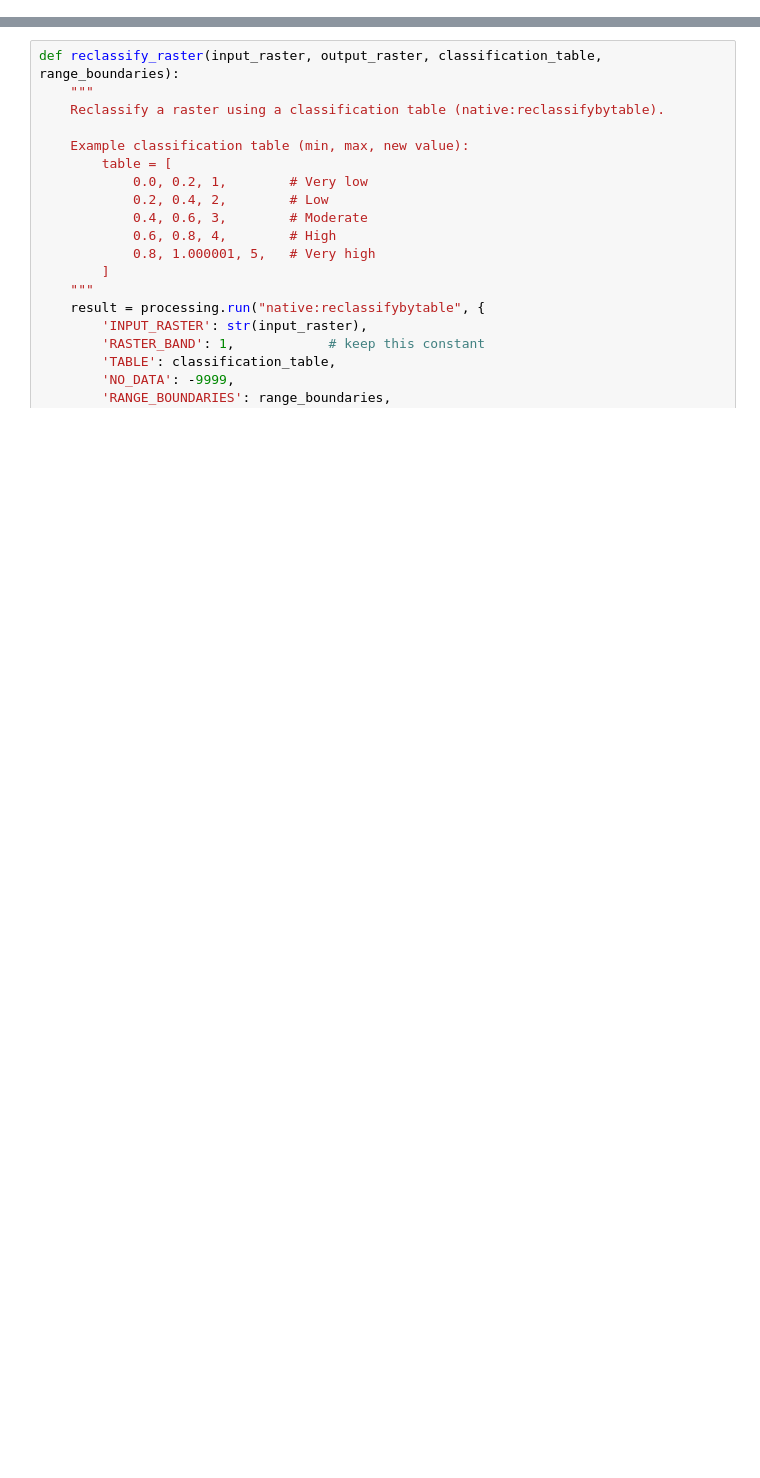
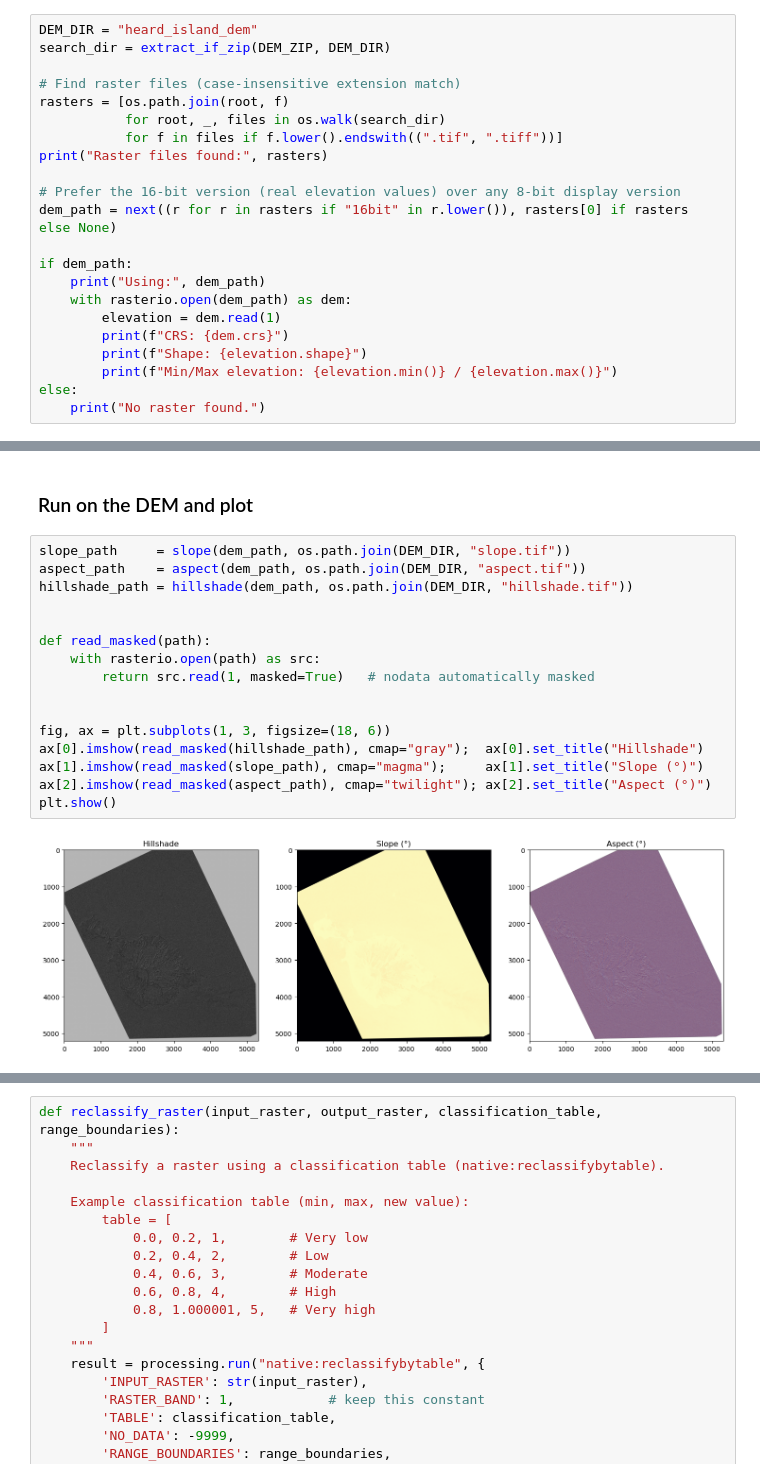
Before and after one commit to University-of-Tasmania-GPSS/AT3_Group2_2026, a Jupyter notebook: 03_Geology_Analysis.ipynb, the cells around one changed output, grey strips where cells are left out. Saved outputs shown, nothing was run; the diff lists cells and outputs as text; blank space fills up the shorter version.

```diff
--- a/03_Geology_Analysis.ipynb
+++ b/03_Geology_Analysis.ipynb
@@ -211,0 +119,22 @@ Reclassify rasters
+# %%
+DEM_DIR = "heard_island_dem"
+search_dir = extract_if_zip(DEM_ZIP, DEM_DIR)
+
+# Find raster files (case-insensitive extension match)
+rasters = [os.path.join(root, f)
+           for root, _, files in os.walk(search_dir)
+           for f in files if f.lower().endswith((".tif", ".tiff"))]
+print("Raster files found:", rasters)
+
+# Prefer the 16-bit version (real elevation values) over any 8-bit display version
+dem_path = next((r for r in rasters if "16bit" in r.lower()), rasters[0] if rasters else None)
+
+if dem_path:
+    print("Using:", dem_path)
+    with rasterio.open(dem_path) as dem:
+        elevation = dem.read(1)
+        print(f"CRS: {dem.crs}")
+        print(f"Shape: {elevation.shape}")
+        print(f"Min/Max elevation: {elevation.min()} / {elevation.max()}")
+else:
+    print("No raster found.")
@@ -211,0 +192,20 @@ Reclassify rasters
+# %% [markdown]
+### Run on the DEM and plot
+# %%
+slope_path     = slope(dem_path, os.path.join(DEM_DIR, "slope.tif"))
+aspect_path    = aspect(dem_path, os.path.join(DEM_DIR, "aspect.tif"))
+hillshade_path = hillshade(dem_path, os.path.join(DEM_DIR, "hillshade.tif"))
+
+
+def read_masked(path):
+    with rasterio.open(path) as src:
+        return src.read(1, masked=True)   # nodata automatically masked
+
+
+fig, ax = plt.subplots(1, 3, figsize=(18, 6))
+ax[0].imshow(read_masked(hillshade_path), cmap="gray");  ax[0].set_title("Hillshade")
+ax[1].imshow(read_masked(slope_path), cmap="magma");     ax[1].set_title("Slope (°)")
+ax[2].imshow(read_masked(aspect_path), cmap="twilight"); ax[2].set_title("Aspect (°)")
+plt.show()
+# %% [output]
+[figure, added]
```
Also changed, not shown: parts of 31 cells of this notebook, 8 other files.
